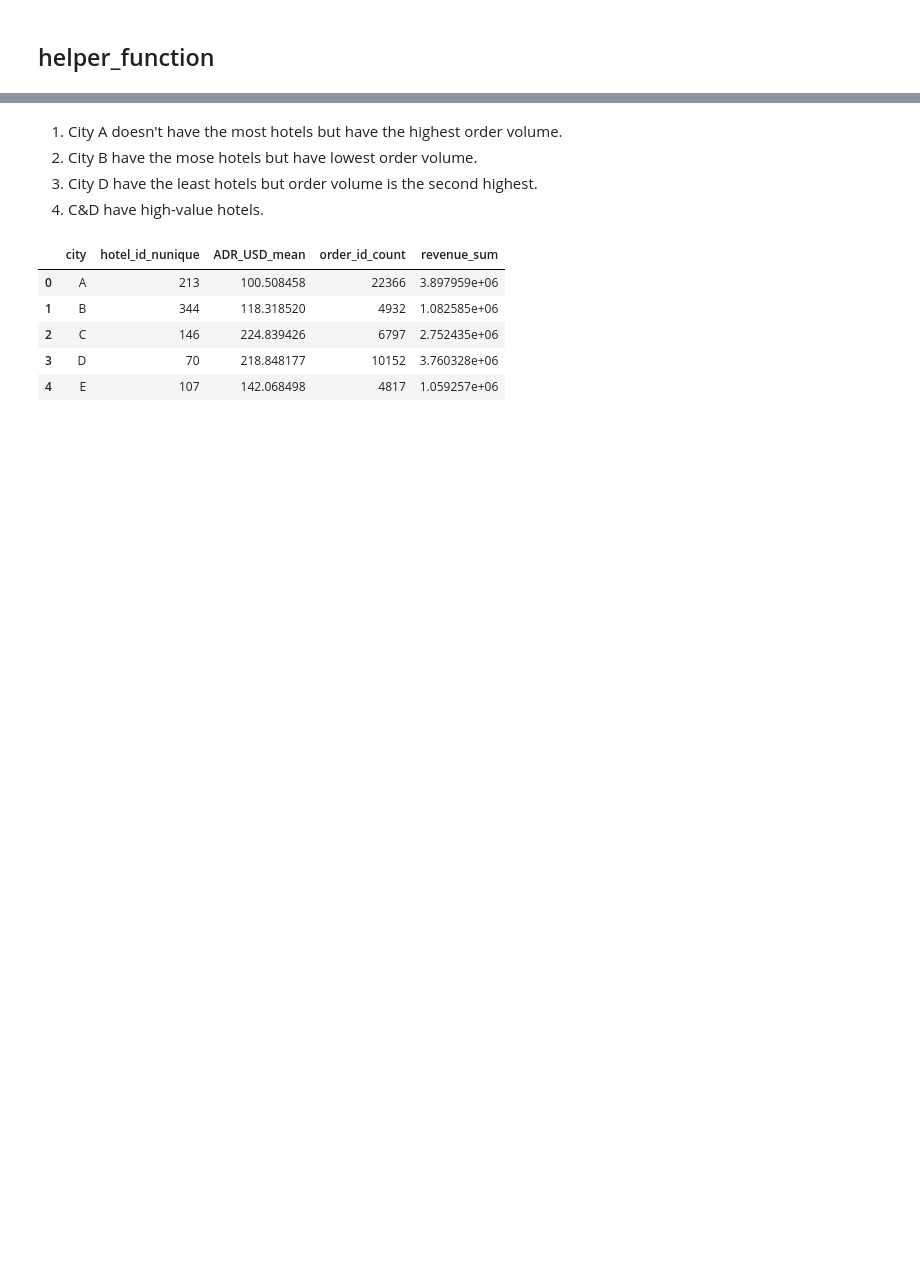
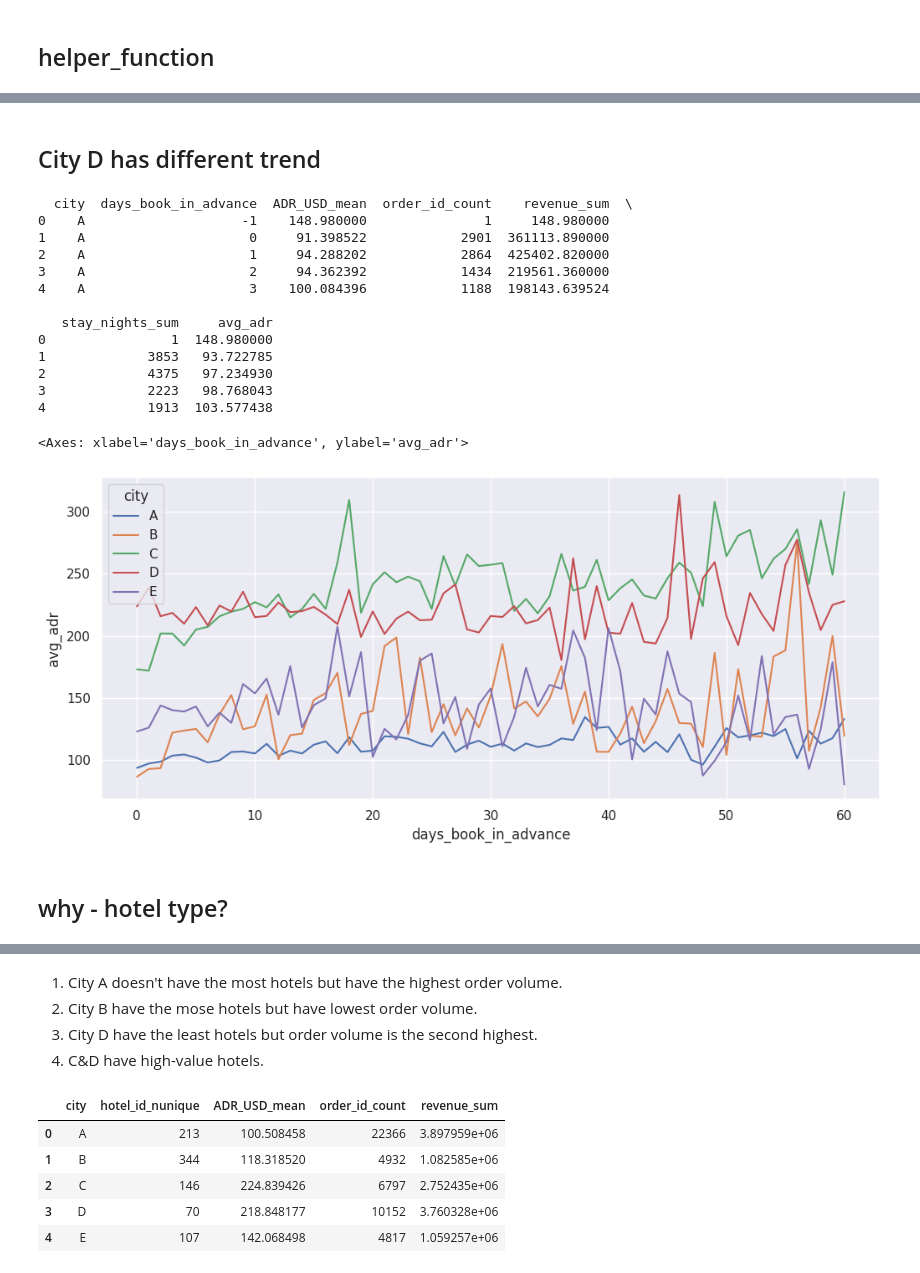
Before and after one commit to heimmer/profile, a Jupyter notebook: Case_Study.ipynb, the cells around one changed output, grey strips where cells are left out. Cells and saved outputs as stored; diff of their text form; code cells hidden in the pictures; blank space fills up the shorter version.

```diff
--- a/Case_Study.ipynb
+++ b/Case_Study.ipynb
@@ -143,0 +243,37 @@ def agg_func(df,groupby,agg,subgroup_pct=None):
+# %% [markdown]
+## City D has different trend
+# %%
+groupby = ['city','days_book_in_advance']
+agg = {
+    'ADR_USD':'mean'
+    ,'order_id':'count'
+    ,'revenue':'sum'
+    ,'stay_nights':'sum'
+}
+
+cohort = agg_func(all_df,groupby,agg)
+# cohort.pivot(index='weeks_book_in_advance',colunm='city',values='')
+cohort['avg_adr']=cohort['revenue_sum']/cohort['stay_nights_sum']
+print(cohort.head())
+
+sns.set_context({"figure.figsize": (12, 5)})
+sns.set_style('darkgrid')
+sns.lineplot(data=cohort[cohort['days_book_in_advance']!=-1],x='days_book_in_advance',y='avg_adr',hue='city')
+# %% [output]
+  city  days_book_in_advance  ADR_USD_mean  order_id_count    revenue_sum  \
+0    A                    -1    148.980000               1     148.980000
+1    A                     0     91.398522            2901  361113.890000
+2    A                     1     94.288202            2864  425402.820000
+3    A                     2     94.362392            1434  219561.360000
+4    A                     3    100.084396            1188  198143.639524
+
+   stay_nights_sum     avg_adr
+0                1  148.980000
+1             3853   93.722785
+2             4375   97.234930
+3             2223   98.768043
+4             1913  103.577438
+<Axes: xlabel='days_book_in_advance', ylabel='avg_adr'>
+[figure, added]
+# %% [markdown]
+## why - hotel type?
```
Also changed, not shown: parts of 50 cells of this notebook.
